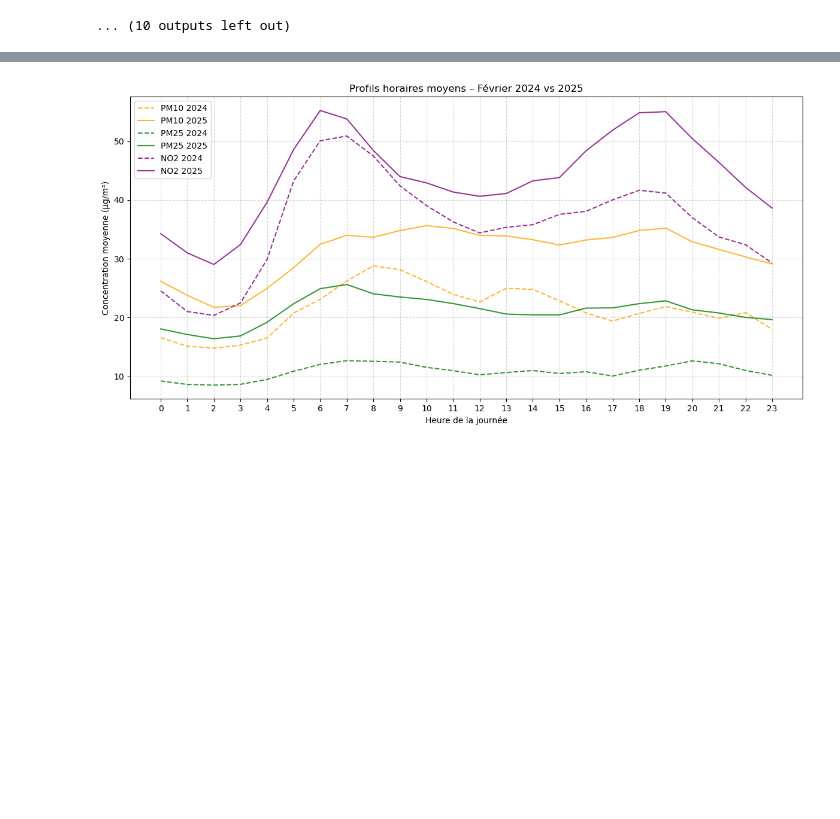
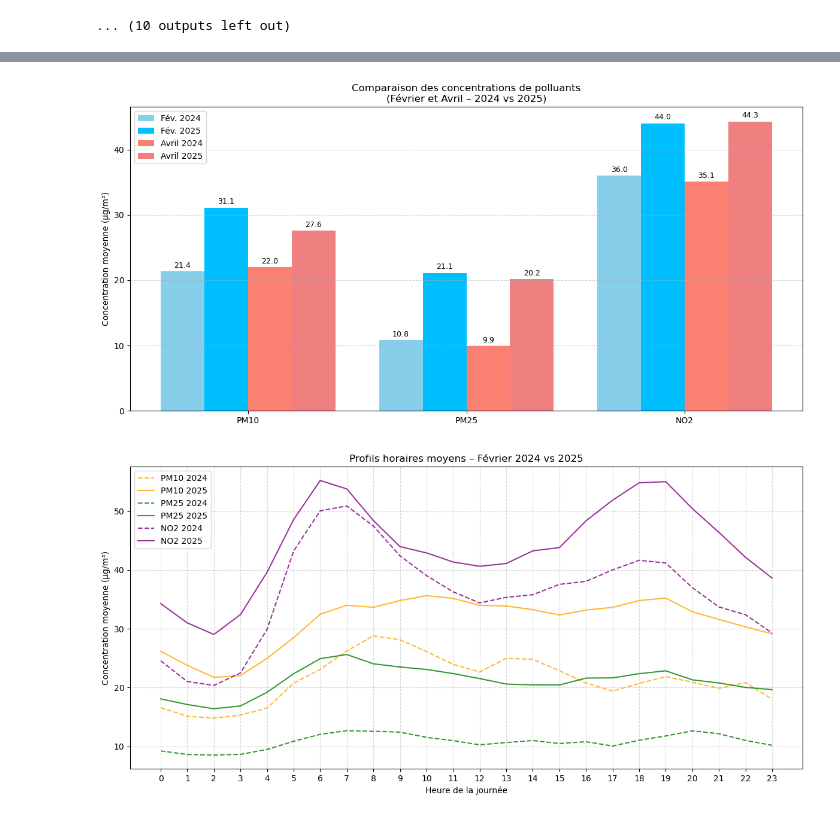
Before and after one commit to qgaillar/Design-Project, a Jupyter notebook: Comparaison_données_actuelles/comparaison_airparif.ipynb, the cells around one changed output, grey strips where cells are left out. Saved outputs shown, nothing was run; the diff lists cells and outputs as text; code cells hidden in the pictures; blank space fills up the shorter version.

```diff
--- a/Comparaison_données_actuelles/comparaison_airparif.ipynb
+++ b/Comparaison_données_actuelles/comparaison_airparif.ipynb
@@ -167,6 +168,11 @@ for mois in ["Février", "Avril"]:
         plt.text(i - width/2, v2024 + 0.5, f"{v2024:.1f}", ha='center', fontsize=9)
         plt.text(i + width/2, v2025 + 0.5, f"{v2025:.1f}\n({delta:+.1f}%)", ha='center', fontsize=9)
 
+    print(f"\n--- {mois} ---")
+    for label, v2024, v2025 in zip(labels, valeurs_2024, valeurs_2025):
+        delta = ((v2025 - v2024) / v2024) * 100 if v2024 != 0 else 0
+        print(f"{label}: 2024 = {v2024:.2f} µg/m³, 2025 = {v2025:.2f} µg/m³ ({delta:+.1f}%)")
+
     plt.ylabel("Concentration moyenne (µg/m³)")
     plt.title(f"{mois} – Comparaison des concentrations de polluants (2024 vs 2025)")
     plt.xticks(ticks=x, labels=labels)
@@ -179,4 +193,41 @@ for mois in ["Février", "Avril"]:
 [figure]
+# %%
+polluants = list(comparaisons_polluants["Février"].keys())
+x = np.arange(len(polluants))  # position des groupes (PM10, PM2.5, NO2)
+width = 0.2  # largeur de chaque barre
+
+# Récupération des valeurs
+fev_2024 = [comparaisons_polluants["Février"][p][0] for p in polluants]
+fev_2025 = [comparaisons_polluants["Février"][p][1] for p in polluants]
+avr_2024 = [comparaisons_polluants["Avril"][p][0] for p in polluants]
+avr_2025 = [comparaisons_polluants["Avril"][p][1] for p in polluants]
+
+# Création du graphique
+plt.figure(figsize=(12, 6))
+plt.bar(x - 1.5*width, fev_2024, width, label='Fév. 2024', color='skyblue')
+plt.bar(x - 0.5*width, fev_2025, width, label='Fév. 2025', color='deepskyblue')
+plt.bar(x + 0.5*width, avr_2024, width, label='Avril 2024', color='salmon')
+plt.bar(x + 1.5*width, avr_2025, width, label='Avril 2025', color='lightcoral')
+
+# Ajouter les valeurs au-dessus
+for i in range(len(polluants)):
+    for j, (val, dx, color) in enumerate([
+        (fev_2024[i], -1.5*width, 'black'),
+        (fev_2025[i], -0.5*width, 'black'),
+        (avr_2024[i],  0.5*width, 'black'),
+        (avr_2025[i],  1.5*width, 'black')
+    ]):
+        plt.text(x[i] + dx, val + 0.3, f"{val:.1f}", ha='center', va='bottom', fontsize=9, color=color)
+
+plt.xticks(ticks=x, labels=polluants)
+plt.ylabel("Concentration moyenne (µg/m³)")
+plt.title("Comparaison des concentrations de polluants\n(Février et Avril – 2024 vs 2025)")
+plt.legend()
+plt.grid(axis='y', linestyle='--', alpha=0.5)
+plt.tight_layout()
+plt.show()
+# %% [output]
+[figure, added]
 # %%
 couleurs_polluants = {
     "PM10": "orange",
```
Also changed, not shown: parts of 3 cells of this notebook.
